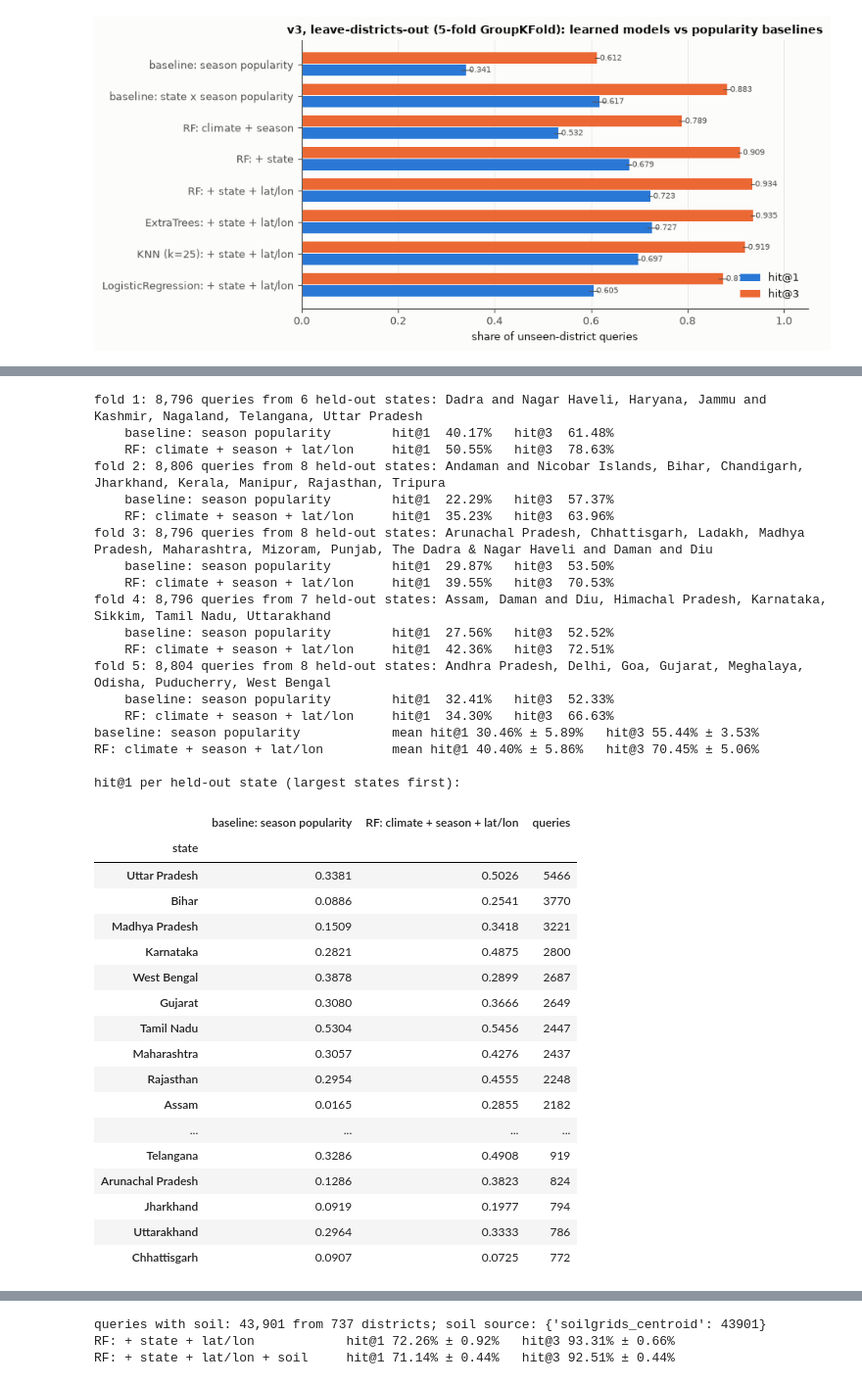
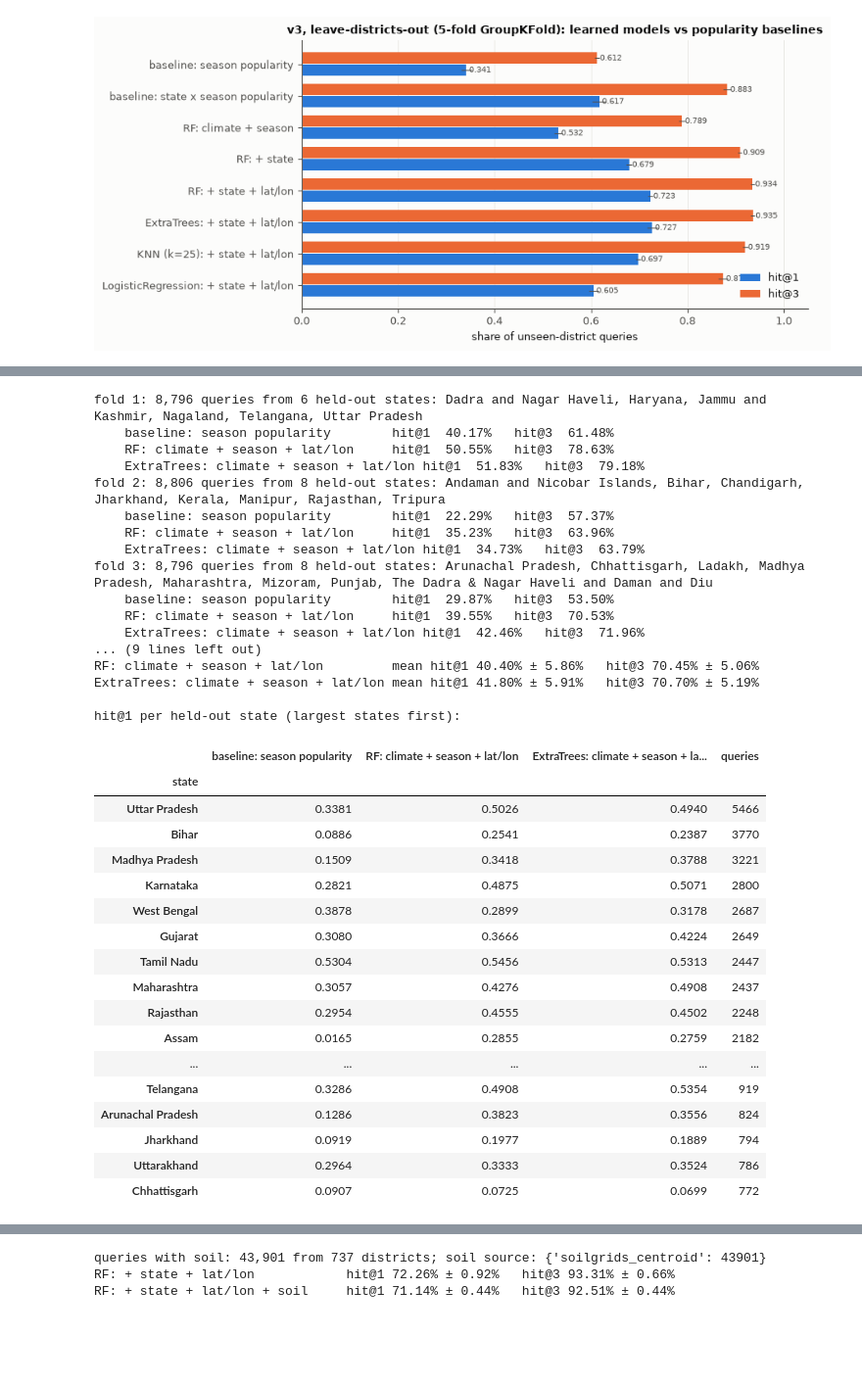
Before and after one commit to ravixalgorithm/agromind, a Jupyter notebook: notebooks/AgroMind_v3_LargeScale.ipynb, the cells around one changed output, grey strips where cells are left out. Shown at 98% size. Cells and saved outputs as stored; diff of their text form; code cells hidden in the pictures; blank space fills up the shorter version.

```diff
--- a/notebooks/AgroMind_v3_LargeScale.ipynb
+++ b/notebooks/AgroMind_v3_LargeScale.ipynb
@@ -206,6 +206,9 @@ def pipe(est, num, cats, scale=False):
 
 def rf():
     return RandomForestClassifier(n_estimators=300, min_samples_leaf=2, random_state=SEED, n_jobs=-1)
+
+def et():  # the live app's v3 model (backend/app/v3_service.py)
+    return ExtraTreesClassifier(n_estimators=300, min_samples_leaf=2, random_state=SEED, n_jobs=-1)
 
 def rank_scores(scores, q_idx):
     """hit@1, hit@3, recall@3 of a (n_queries, C) score matrix."""
@@ -250,7 +253,7 @@ RUNS = {
     "RF: climate + season": ("model", (rf, NUM, ["season_app"], False)),
     "RF: + state": ("model", (rf, NUM, ["season_app", "state"], False)),
     "RF: + state + lat/lon": ("model", (rf, *FULL, False)),
-    "ExtraTrees: + state + lat/lon": ("model", (lambda: ExtraTreesClassifier(n_estimators=300, min_samples_leaf=2, random_state=SEED, n_jobs=-1), *FULL, False)),
+    "ExtraTrees: + state + lat/lon": ("model", (et, *FULL, False)),
     "KNN (k=25): + state + lat/lon": ("model", (lambda: KNeighborsClassifier(25, n_jobs=-1), *FULL, True)),
     "LogisticRegression: + state + lat/lon": ("model", (lambda: LogisticRegression(max_iter=1000), *FULL, True)),
 }
@@ -336,64 +339,63 @@ These are grouped-CV numbers on real Government records. They are lower than v2'
 # %%
 SFOLDS = [(q_ids[a], q_ids[b]) for a, b in GroupKFold(5).split(q_ids, groups=Q.state.values)]
 LSO = {"baseline: season popularity": ("prior", "season"),
-       "RF: climate + season + lat/lon": ("model", (rf, NUM + GEO, ["season_app"], False))}
+       "RF: climate + season + lat/lon": ("model", (rf, NUM + GEO, ["season_app"], False)),
+       "ExtraTrees: climate + season + lat/lon": ("model", (et, NUM + GEO, ["season_app"], False))}
 state_res, state_oof = {}, {}
 for name, spec in LSO.items():
     state_res[name], state_oof[name] = run(spec, SFOLDS)
 for k, (tr_q, te_q) in enumerate(SFOLDS):
     held = sorted(Q.loc[te_q, "state"].unique())
     print(f"fold {k + 1}: {len(te_q):,} queries from {len(held)} held-out states: {', '.join(held)}")
     for name in LSO:
         r = state_res[name]
         print(f"    {name:34s} hit@1 {100 * r['hit1'][k]:6.2f}%   hit@3 {100 * r['hit3'][k]:6.2f}%")
 for name, r in state_res.items():
     print(f"{name:38s} mean hit@1 {pct(r['hit1'])}   hit@3 {pct(r['hit3'])}")
 per_state = pd.DataFrame({n: s.groupby(Q.loc[s.index, "state"]).mean() for n, s in state_oof.items()})
 per_state["queries"] = Q.state.value_counts()
 per_state = per_state.sort_values("queries", ascending=False)
 V3["leave_states_out"] = {k: {"hit1_mean": r4(np.mean(r["hit1"])), "hit1_std": r4(np.std(r["hit1"])),
                               "hit3_mean": r4(np.mean(r["hit3"]))} for k, r in state_res.items()}
-V3["leave_states_out_per_state_hit1"] = {s: r4(v) for s, v in per_state["RF: climate + season + lat/lon"].items()}
+V3["leave_states_out_per_state_hit1"] = {s: r4(v) for s, v in per_state["ExtraTrees: climate + season + lat/lon"].items()}
 print("\nhit@1 per held-out state (largest states first):")
 per_state.round(4).head(20)
 # %% [output]
 fold 1: 8,796 queries from 6 held-out states: Dadra and Nagar Haveli, Haryana, Jammu and Kashmir, Nagaland, Telangana, Uttar Pradesh
     baseline: season popularity        hit@1  40.17%   hit@3  61.48%
     RF: climate + season + lat/lon     hit@1  50.55%   hit@3  78.63%
+    ExtraTrees: climate + season + lat/lon hit@1  51.83%   hit@3  79.18%
 fold 2: 8,806 queries from 8 held-out states: Andaman and Nicobar Islands, Bihar, Chandigarh, Jharkhand, Kerala, Manipur, Rajasthan, Tripura
     baseline: season popularity        hit@1  22.29%   hit@3  57.37%
     RF: climate + season + lat/lon     hit@1  35.23%   hit@3  63.96%
+    ExtraTrees: climate + season + lat/lon hit@1  34.73%   hit@3  63.79%
 fold 3: 8,796 queries from 8 held-out states: Arunachal Pradesh, Chhattisgarh, Ladakh, Madhya Pradesh, Maharashtra, Mizoram, Punjab, The Dadra & Nagar Haveli and Daman and Diu
     baseline: season popularity        hit@1  29.87%   hit@3  53.50%
     RF: climate + season + lat/lon     hit@1  39.55%   hit@3  70.53%
-fold 4: 8,796 queries from 7 held-out states: Assam, Daman and Diu, Himachal Pradesh, Karnataka, Sikkim, Tamil Nadu, Uttarakhand
-    baseline: season popularity        hit@1  27.56%   hit@3  52.52%
-    RF: climate + season + lat/lon     hit@1  42.36%   hit@3  72.51%
-fold 5: 8,804 queries from 8 held-out states: Andhra Pradesh, Delhi, Goa, Gujarat, Meghalaya, Odisha, Puducherry, West Bengal
-    baseline: season popularity        hit@1  32.41%   hit@3  52.33%
-    RF: climate + season + lat/lon     hit@1  34.30%   hit@3  66.63%
-baseline: season popularity            mean hit@1 30.46% ± 5.89%   hit@3 55.44% ± 3.53%
+    ExtraTrees: climate + season + lat/lon hit@1  42.46%   hit@3  71.96%
+... (9 lines left out)
 RF: climate + season + lat/lon         mean hit@1 40.40% ± 5.86%   hit@3 70.45% ± 5.06%
+ExtraTrees: climate + season + lat/lon mean hit@1 41.80% ± 5.91%   hit@3 70.70% ± 5.19%
 
 hit@1 per held-out state (largest states first):
-|  | baseline: season popularity | RF: climate + season + lat/lon | queries |
-| state |  |  |  |
-| Uttar Pradesh | 0.3381 | 0.5026 | 5466 |
-| Bihar | 0.0886 | 0.2541 | 3770 |
-| Madhya Pradesh | 0.1509 | 0.3418 | 3221 |
-| Karnataka | 0.2821 | 0.4875 | 2800 |
-| West Bengal | 0.3878 | 0.2899 | 2687 |
-| Gujarat | 0.3080 | 0.3666 | 2649 |
-| Tamil Nadu | 0.5304 | 0.5456 | 2447 |
-| Maharashtra | 0.3057 | 0.4276 | 2437 |
-| Rajasthan | 0.2954 | 0.4555 | 2248 |
-| Assam | 0.0165 | 0.2855 | 2182 |
-| ... | ... | ... | ... |
-| Telangana | 0.3286 | 0.4908 | 919 |
-| Arunachal Pradesh | 0.1286 | 0.3823 | 824 |
-| Jharkhand | 0.0919 | 0.1977 | 794 |
-| Uttarakhand | 0.2964 | 0.3333 | 786 |
-| Chhattisgarh | 0.0907 | 0.0725 | 772 |
+|  | baseline: season popularity | RF: climate + season + lat/lon | ExtraTrees: climate + season + la... | queries |
+| state |  |  |  |  |
+| Uttar Pradesh | 0.3381 | 0.5026 | 0.4940 | 5466 |
+| Bihar | 0.0886 | 0.2541 | 0.2387 | 3770 |
+| Madhya Pradesh | 0.1509 | 0.3418 | 0.3788 | 3221 |
+| Karnataka | 0.2821 | 0.4875 | 0.5071 | 2800 |
+| West Bengal | 0.3878 | 0.2899 | 0.3178 | 2687 |
+| Gujarat | 0.3080 | 0.3666 | 0.4224 | 2649 |
+| Tamil Nadu | 0.5304 | 0.5456 | 0.5313 | 2447 |
+| Maharashtra | 0.3057 | 0.4276 | 0.4908 | 2437 |
+| Rajasthan | 0.2954 | 0.4555 | 0.4502 | 2248 |
+| Assam | 0.0165 | 0.2855 | 0.2759 | 2182 |
+| ... | ... | ... | ... | ... |
+| Telangana | 0.3286 | 0.4908 | 0.5354 | 919 |
+| Arunachal Pradesh | 0.1286 | 0.3823 | 0.3556 | 824 |
+| Jharkhand | 0.0919 | 0.1977 | 0.1889 | 794 |
+| Uttarakhand | 0.2964 | 0.3333 | 0.3524 | 786 |
+| Chhattisgarh | 0.0907 | 0.0725 | 0.0699 | 772 |
 # %% [markdown]
 ## 5. Leave-years-out: train on 1997–2014, test on 2015 onwards
 
```
Also changed, not shown: parts of 8 cells of this notebook, 4 other files.
